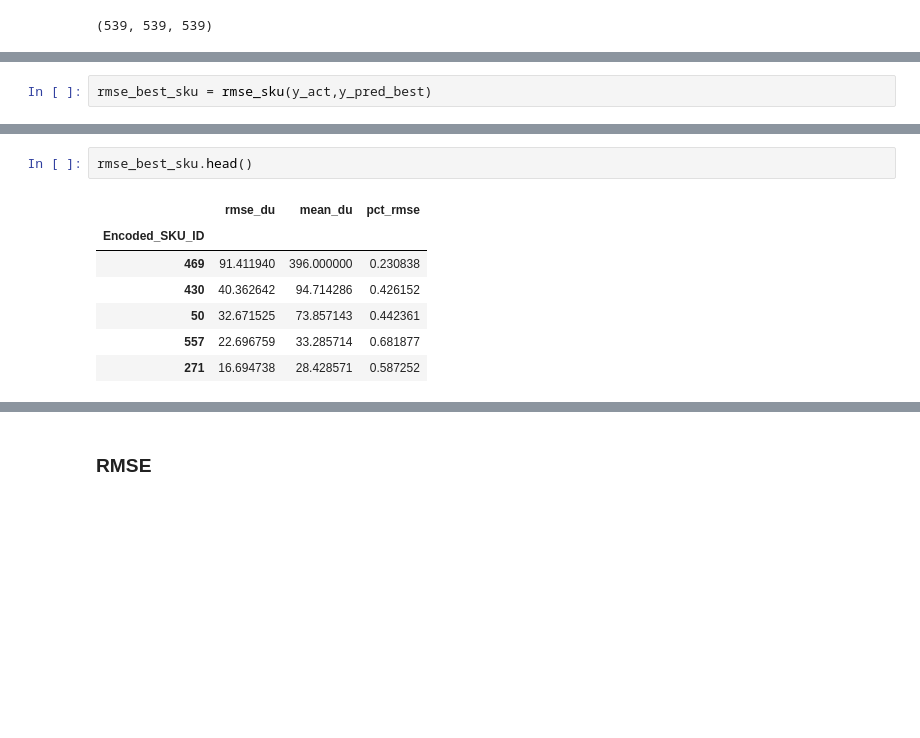
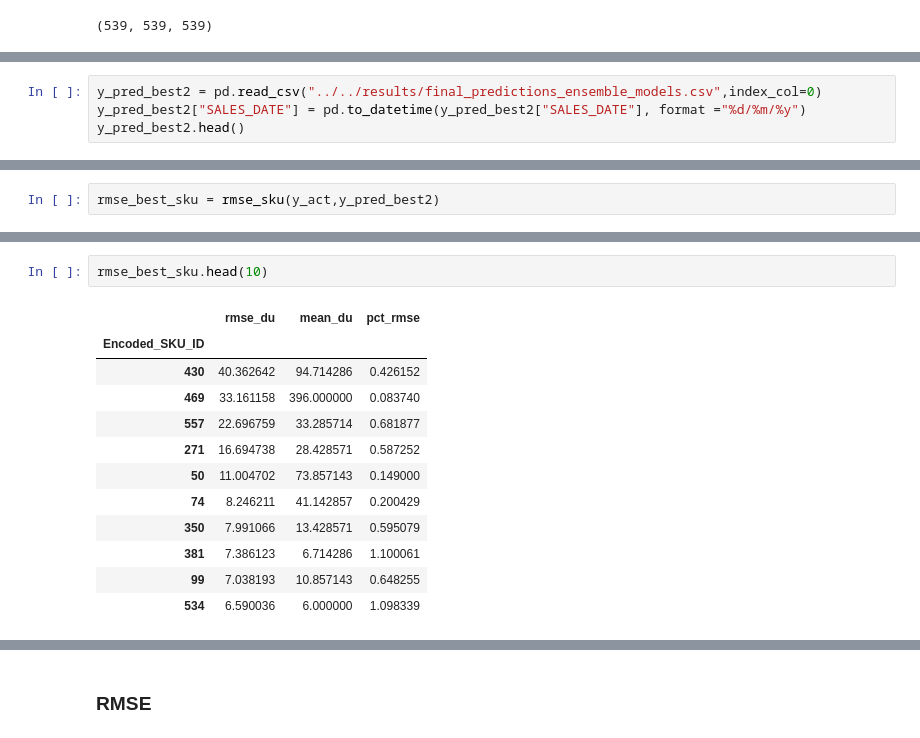
Before and after one commit to ashish1610dhiman/msa_project_week, a Jupyter notebook: notebooks/ashish_validation_train/d1.deck_results_rmse.ipynb, the cells around one changed output, grey strips where cells are left out. Saved outputs shown, nothing was run; the diff lists cells and outputs as text; blank space fills up the shorter version.

Commit message:
all results

```diff
--- a/notebooks/ashish_validation_train/d1.deck_results_rmse.ipynb
+++ b/notebooks/ashish_validation_train/d1.deck_results_rmse.ipynb
@@ -214,0 +289,4 @@ rmse_val_null,rmse_null_best
+# %%
+y_pred_best2 = pd.read_csv("../../results/final_predictions_ensemble_models.csv",index_col=0)
+y_pred_best2["SALES_DATE"] = pd.to_datetime(y_pred_best2["SALES_DATE"], format ="%d/%m/%y")
+y_pred_best2.head()
@@ -215,2 +327,2 @@ rmse_val_null,rmse_null_best
 # %%
-rmse_best_sku = rmse_sku(y_act,y_pred_best)
+rmse_best_sku = rmse_sku(y_act,y_pred_best2)
@@ -217,10 +349,15 @@ rmse_best_sku = rmse_sku(y_act,y_pred_best)
 # %%
-rmse_best_sku.head()
+rmse_best_sku.head(10)
 # %% [output]
 |  | rmse_du | mean_du | pct_rmse |
 | Encoded_SKU_ID |  |  |  |
-| 469 | 91.411940 | 396.000000 | 0.230838 |
 | 430 | 40.362642 | 94.714286 | 0.426152 |
-| 50 | 32.671525 | 73.857143 | 0.442361 |
+| 469 | 33.161158 | 396.000000 | 0.083740 |
 | 557 | 22.696759 | 33.285714 | 0.681877 |
 | 271 | 16.694738 | 28.428571 | 0.587252 |
+| 50 | 11.004702 | 73.857143 | 0.149000 |
+| 74 | 8.246211 | 41.142857 | 0.200429 |
+| 350 | 7.991066 | 13.428571 | 0.595079 |
+| 381 | 7.386123 | 6.714286 | 1.100061 |
+| 99 | 7.038193 | 10.857143 | 0.648255 |
+| 534 | 6.590036 | 6.000000 | 1.098339 |
```
Also changed, not shown: parts of 52 cells of this notebook, 6 other files.
